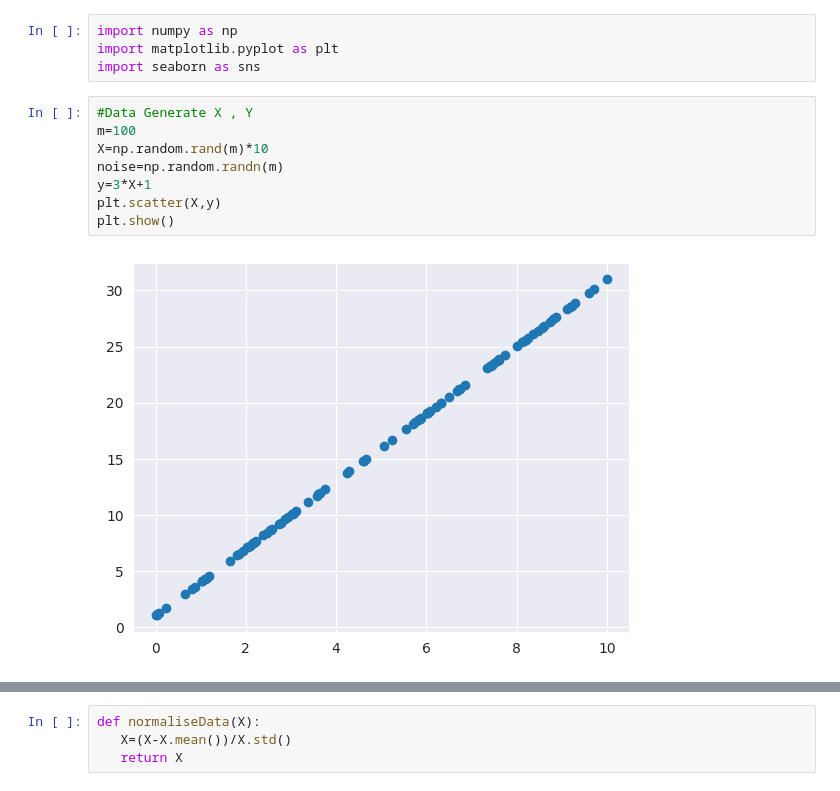
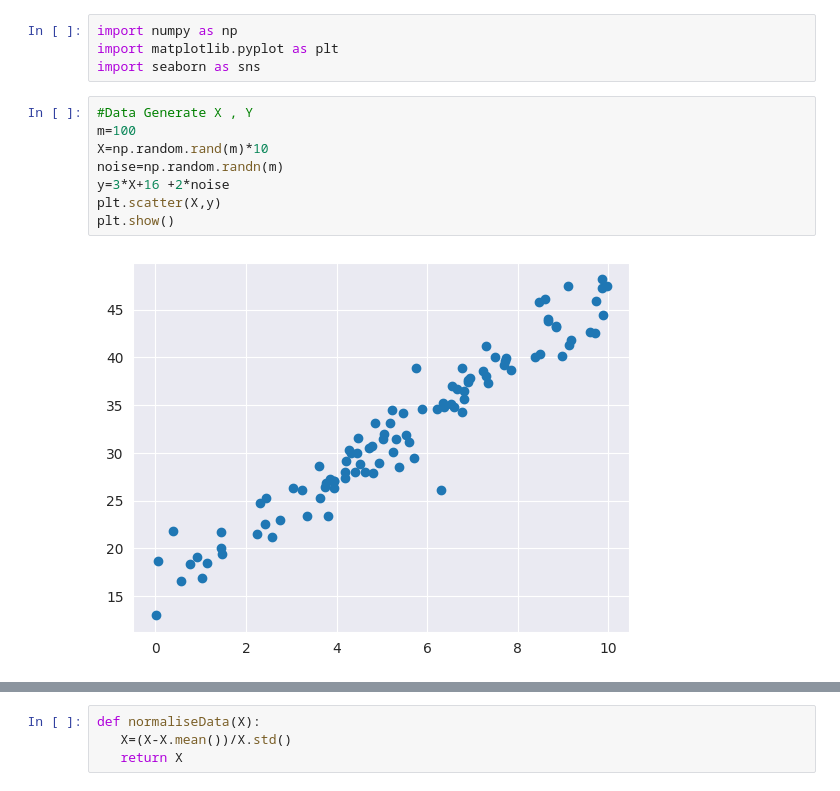
Before and after one commit to naquiK/LinearRegreesion, a Jupyter notebook: LinearRegression.ipynb, the cells around one changed output, grey strips where cells are left out. Saved outputs shown, nothing was run; the diff lists cells and outputs as text.

```diff
--- a/LinearRegression.ipynb
+++ b/LinearRegression.ipynb
@@ -5,13 +5,13 @@ import seaborn as sns
 # %%
 #Data Generate X , Y
 m=100
 X=np.random.rand(m)*10
 noise=np.random.randn(m)
-y=3*X+1
+y=3*X+16 +2*noise
 plt.scatter(X,y)
 plt.show()
 # %% [output]
-[figure, old version]
+[figure, new version]
 # %%
 def plotData(X ,y ,colour="orange", title="Data"):
     plt.scatter(X,y,c=colour)
```
Also changed, not shown: parts of 6 cells of this notebook.
